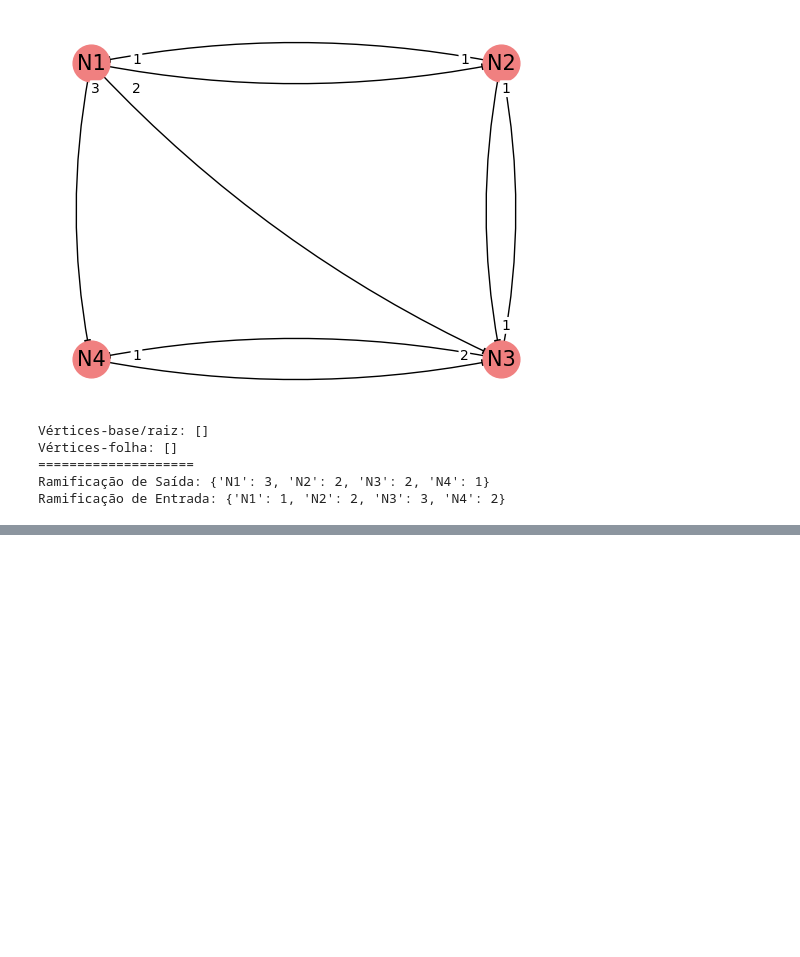
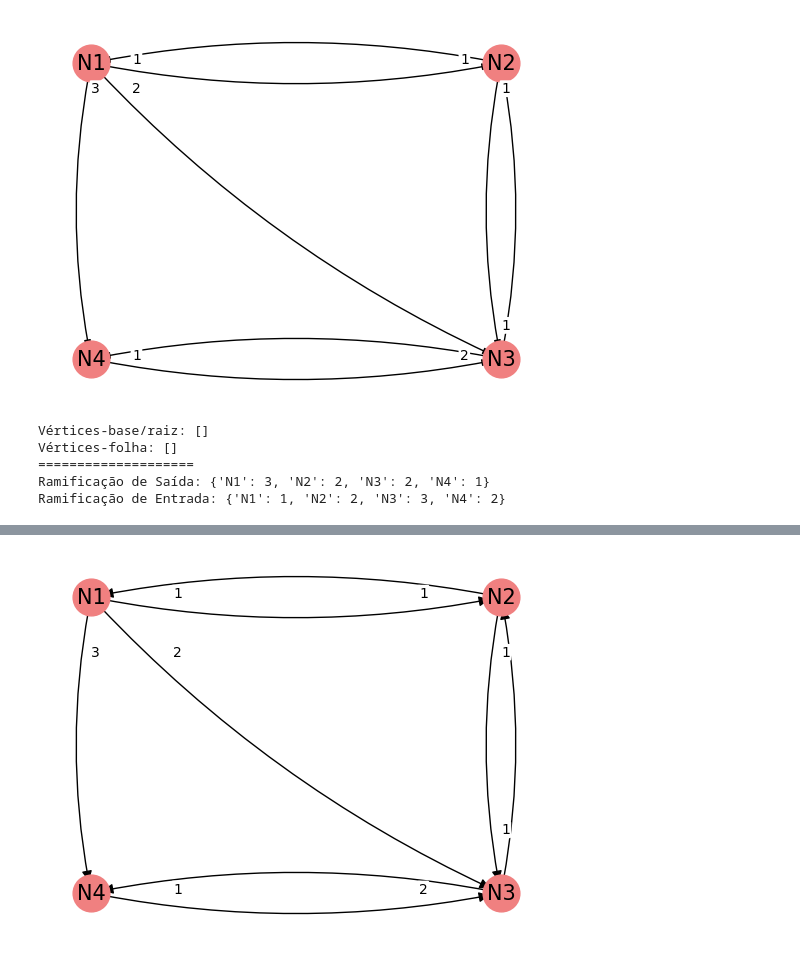
Before and after one commit to RuanSombra/Atividade-Grafos, a Jupyter notebook: ruan_pactrick_sousa.ipynb, the cells around one changed output, grey strips where cells are left out. Cells and saved outputs as stored; diff of their text form; code cells hidden in the pictures; blank space fills up the shorter version.

Commit message:
caminhos e ciclos em grafos

```diff
--- a/ruan_pactrick_sousa.ipynb
+++ b/ruan_pactrick_sousa.ipynb
@@ -175,3 +213,87 @@ Vértices-folha: []
 ====================
 Ramificação de Saída: {'N1': 3, 'N2': 2, 'N3': 2, 'N4': 1}
 Ramificação de Entrada: {'N1': 1, 'N2': 2, 'N3': 3, 'N4': 2}
+# %%
+# CAMINHOS E CICLOS EM GRAFOS
+
+import networkx as nx
+import matplotlib.pyplot as plt
+
+# -----------------------------------------------------------------------------
+# ETAPA 1: CRIAÇÃO E VISUALIZAÇÃO DO GRAFO
+# -----------------------------------------------------------------------------
+
+# Inicializa um multigrafo direcionado (permite arestas paralelas)
+meu_grafo = nx.MultiDiGraph()
+
+# Adiciona as conexões (arestas) entre os vértices, especificando o peso
+meu_grafo.add_edge('N1', 'N2', weight=1)
+meu_grafo.add_edge('N2', 'N1', weight=1)
+meu_grafo.add_edge('N1', 'N3', weight=2)
+meu_grafo.add_edge('N1', 'N4', weight=3)
+meu_grafo.add_edge('N3', 'N2', weight=1)
+meu_grafo.add_edge('N4', 'N3', weight=1)
+meu_grafo.add_edge('N3', 'N4', weight=2)
+# Adiciona uma aresta paralela de N2 para N3
+meu_grafo.add_edge('N2', 'N3', weight=1)
+
+# Define as coordenadas para o layout dos vértices
+posicao_nos = {'N1': (0, 1), 'N2': (1, 1), 'N3': (1, 0), 'N4': (0, 0)}
+
+# --- Início da Visualização ---
+print("Gerando a visualização do grafo... Por favor, feche a janela do gráfico para continuar com a análise.")
+fig, ax = plt.subplots()
+
+# Desenha os nós (vértices)
+nx.draw_networkx_nodes(meu_grafo, posicao_nos, node_size=700, node_color='lightcoral')
+
+# Desenha os rótulos dentro dos nós
+nx.draw_networkx_labels(meu_grafo, posicao_nos, font_size=15)
+
+# Itera sobre as arestas para desenhá-las com curvatura
+for origem, destino, chave in meu_grafo.edges(keys=True):
+    # Alterna a curvatura para arestas paralelas
+    curvatura = 0.1 if chave == 0 else -0.1
+    estilo_conexao = f'arc3, rad={curvatura}'
+    nx.draw_networkx_edges(meu_grafo, posicao_nos, edgelist=[(origem, destino)], connectionstyle=estilo_conexao, arrows=True, arrowsize=15)
+
+# Cria e desenha os rótulos de peso nas arestas
+rotulos_arestas = {(origem, destino, chave): data['weight'] for origem, destino, chave, data in meu_grafo.edges(keys=True, data=True)}
+for (origem, destino, chave), peso in rotulos_arestas.items():
+    # Calcula a posição do texto um pouco deslocada da origem na direção do destino
+    x_origem, y_origem = posicao_nos[origem]
+    x_destino, y_destino = posicao_nos[destino]
+    pos_texto = (x_origem * 0.8 + x_destino * 0.2, y_origem * 0.8 + y_destino * 0.2)
+    # Adiciona uma pequena variação para rótulos de arestas paralelas não sobreporem
+    if chave > 0:
+        pos_texto = (pos_texto[0], pos_texto[1] - 0.08)
+    plt.text(pos_texto[0], pos_texto[1], s=peso, bbox=dict(facecolor='white', edgecolor='none', boxstyle='round,pad=0.1'), zorder=1)
+
+plt.axis('off')
+plt.show() # O código pausa aqui até a janela do gráfico ser fechada
+
+# -----------------------------------------------------------------------------
+# ETAPA 2: ANÁLISE DE CAMINHOS E CICLOS (EXECUTADA APÓS A VISUALIZAÇÃO)
+# -----------------------------------------------------------------------------
+print("\n--- INÍCIO DA ANÁLISE DO GRAFO ---\n")
+
+# Encontrando caminhos (ajustado para nós existentes)
+print("Caminhos de 'N1' para 'N3':")
+for path in nx.all_simple_paths(meu_grafo, source='N1', target='N3'):
+    print(path)
+print("-" * 30)
+
+# Verificando a existência de ciclos (lógica corrigida)
+# A função retorna True se o grafo FOR acíclico (NÃO tiver ciclos)
+is_acyclic = nx.is_directed_acyclic_graph(meu_grafo)
+# A pergunta é "O grafo é cíclico?", então a resposta é 'Sim' se NÃO for acíclico.
+print(f"O grafo 'G3' é cíclico? {'Sim' if not is_acyclic else 'Não'}")
+print("-" * 30)
+
+# Identificando um ciclo (se houver)
+try:
+    cycle = nx.find_cycle(meu_grafo)
+    print("Um ciclo encontrado em 'G3':", cycle)
+except nx.NetworkXNoCycle:
+    print("'G3' é acíclico.")
+# %% [output]
@@ -177,0 +301 @@ Ramificação de Entrada: {'N1': 1, 'N2': 2, 'N3': 3, 'N4': 2}
+[figure, added]
```
Also changed, not shown: parts of 2 cells of this notebook.
